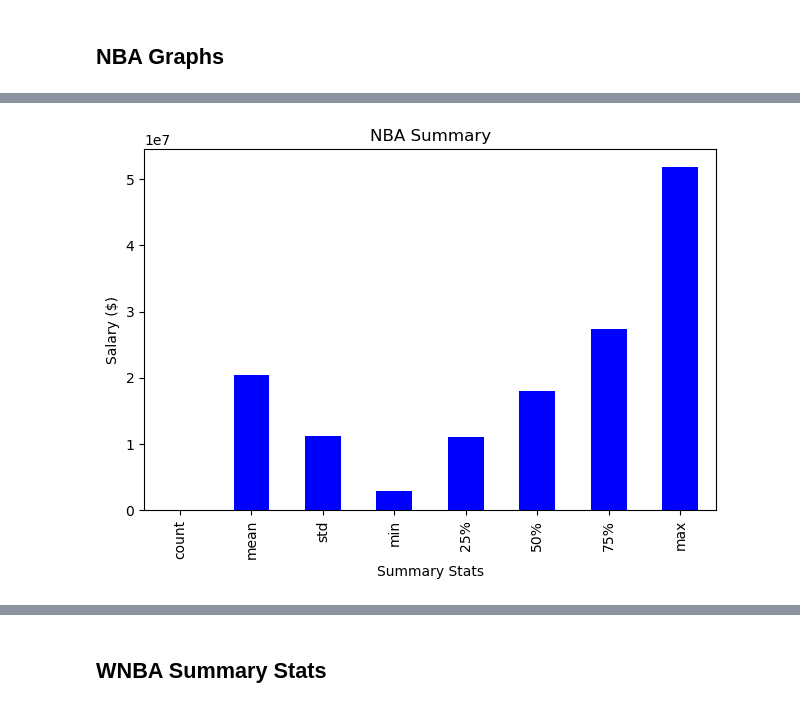
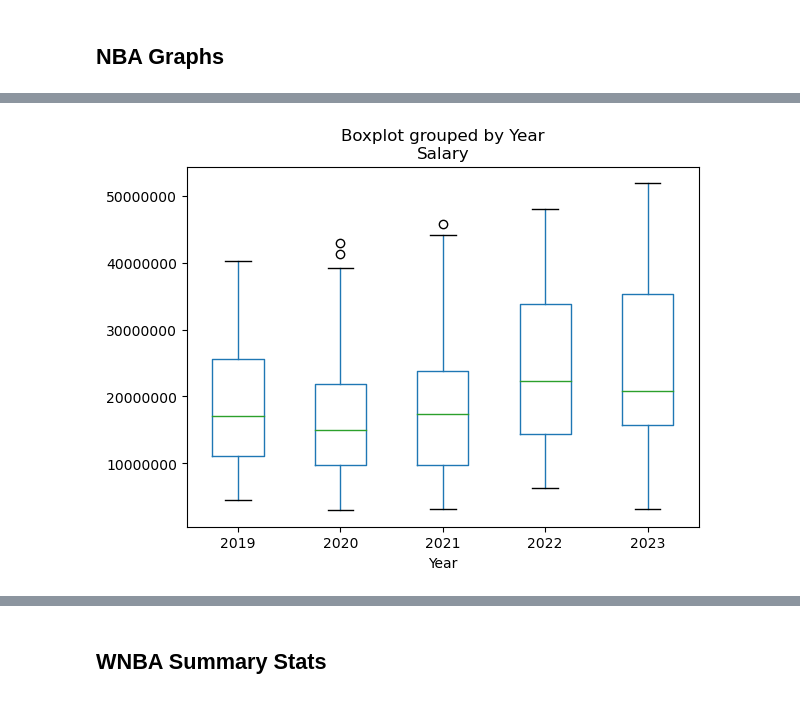
Before and after one commit to Hensonkk/NBA-VS-WNBA, a Jupyter notebook: NBA_WNBA_Analysis.ipynb, the cells around one changed output, grey strips where cells are left out. Cells and saved outputs as stored; diff of their text form; code cells hidden in the pictures.

Commit message:
Adding updated code and box plots

```diff
--- a/NBA_WNBA_Analysis.ipynb
+++ b/NBA_WNBA_Analysis.ipynb
@@ -198,14 +175,20 @@ Name: Salary, dtype: float64
 # %%
-df['Salary'].plot(kind = "bar", color = "blue")
+# df['Salary'].plot(kind = "bar", color = "blue")
 
-plt.title("NBA Summary")
-plt.xlabel("Summary Stats")
-#plt.xticks(wnba_x_axis,wnba_player,rotation=45)
-#plt.ylim(210000,236000)
-plt.ylabel("Salary ($)")
-plt.tight_layout()
-
-plt.savefig("graph_outputs/NBA_summary.png")
-plt.show()
+# plt.title("NBA Summary")
+# plt.xlabel("Summary Stats")
+# #plt.xticks(wnba_x_axis,wnba_player,rotation=45)
+# #plt.ylim(210000,236000)
+# plt.ylabel("Salary ($)")
+# plt.tight_layout()
+# plt.ticklabel_format(style='plain', useOffset=False, axis='y')
+# plt.savefig("graph_outputs/NBA_summary.png")
+# plt.show()
-# %% [output]
-[figure, removed]
+# %%
+nba_salaries.boxplot(by ='Year', column=['Salary'], grid = False)
+
+plt.ticklabel_format(style='plain', useOffset=False, axis='y')
+
+plt.show()
+# %% [output]
+[figure, added]
```
Also changed, not shown: parts of 37 cells of this notebook, 11 other files.
